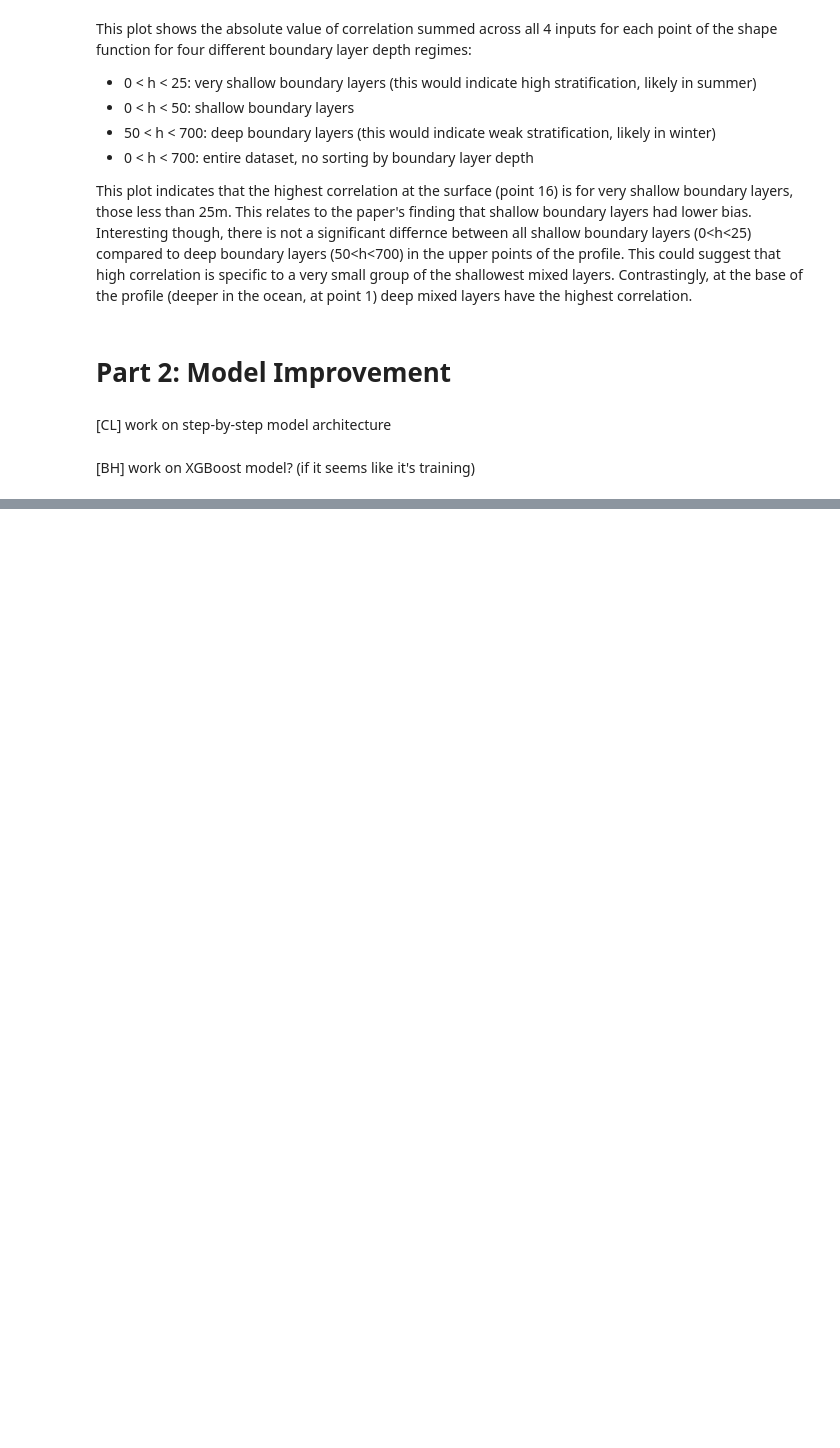
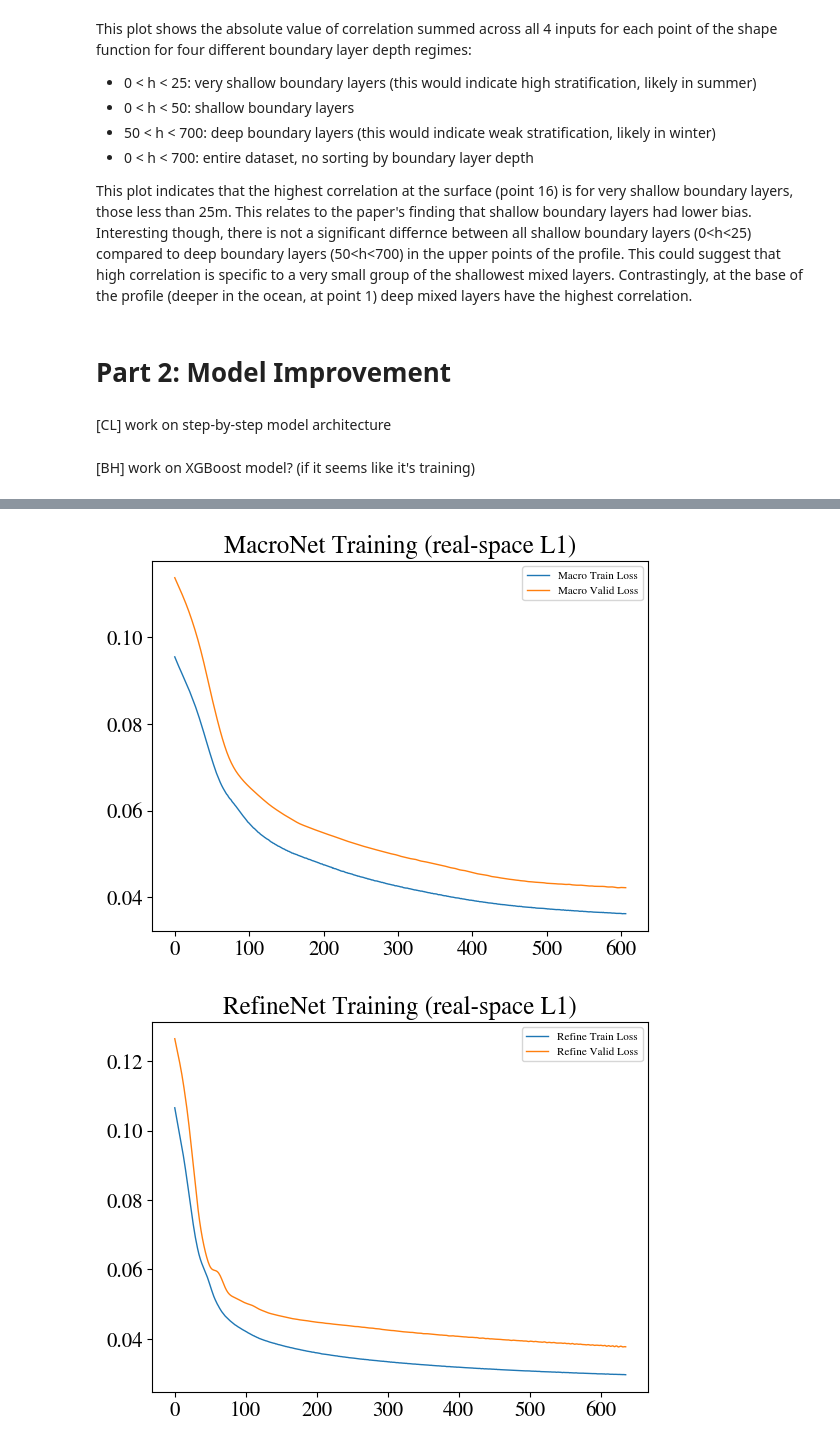
Before and after one commit to catlyu/climate_prediction_project2, a Jupyter notebook: data_story.ipynb, the cells around one changed output, grey strips where cells are left out. Saved outputs shown, nothing was run; the diff lists cells and outputs as text; code cells hidden in the pictures; blank space fills up the shorter version.

```diff
--- a/data_story.ipynb
+++ b/data_story.ipynb
@@ -190,0 +816,29 @@ This plot indicates that the highest correlation at the surface (point 16) is fo
+# %%
+print(f"\nUsing the best config with Macro hidden={best_config[0]}, Refine hidden={best_config[1]}")
+mh, rh = best_config[0], best_config[1]
+macro_model = MacroNet(in_nodes=4, hid=mh, out_nodes=4).to(device)
+macro_model, macro_loss_arr = train_macro_net(
+    macro_model,
+    x, y_macro,
+    valid_x, valid_y_macro,
+    k_mean_c, k_std_c,
+    lr=1e-3,
+    epochs=2000,
+    patience=10
+)
+
+refine_model = RefineNet(in_nodes=8, hid=rh, out_nodes=16).to(device)
+refine_model, refine_loss_arr = train_refine_net(
+    refine_model,
+    macro_model,
+    x, y,
+    valid_x, valid_y,
+    k_mean_c, k_std_c,
+    lr=1e-3,
+    epochs=2000,
+    patience=10
+)
+
+final_val_loss = refine_loss_arr[-1,2]
+
+print(f"final Val Loss={final_val_loss:.5f}")
@@ -190,0 +850,17 @@ This plot indicates that the highest correlation at the surface (point 16) is fo
+# %%
+# Plot train/val loss curves for each stage for the best config
+plt.figure()
+plt.plot(macro_loss_arr[:,0], macro_loss_arr[:,1], label='Macro Train Loss')
+plt.plot(macro_loss_arr[:,0], macro_loss_arr[:,2], label='Macro Valid Loss')
+plt.legend()
+plt.title("MacroNet Training (real-space L1)")
+
+plt.figure()
+plt.plot(refine_loss_arr[:,0], refine_loss_arr[:,1], label='Refine Train Loss')
+plt.plot(refine_loss_arr[:,0], refine_loss_arr[:,2], label='Refine Valid Loss')
+plt.legend()
+plt.title("RefineNet Training (real-space L1)")
+plt.show()
+# %% [output]
+[figure, added]
+[figure, added]
```
Also changed, not shown: parts of 43 cells of this notebook.
